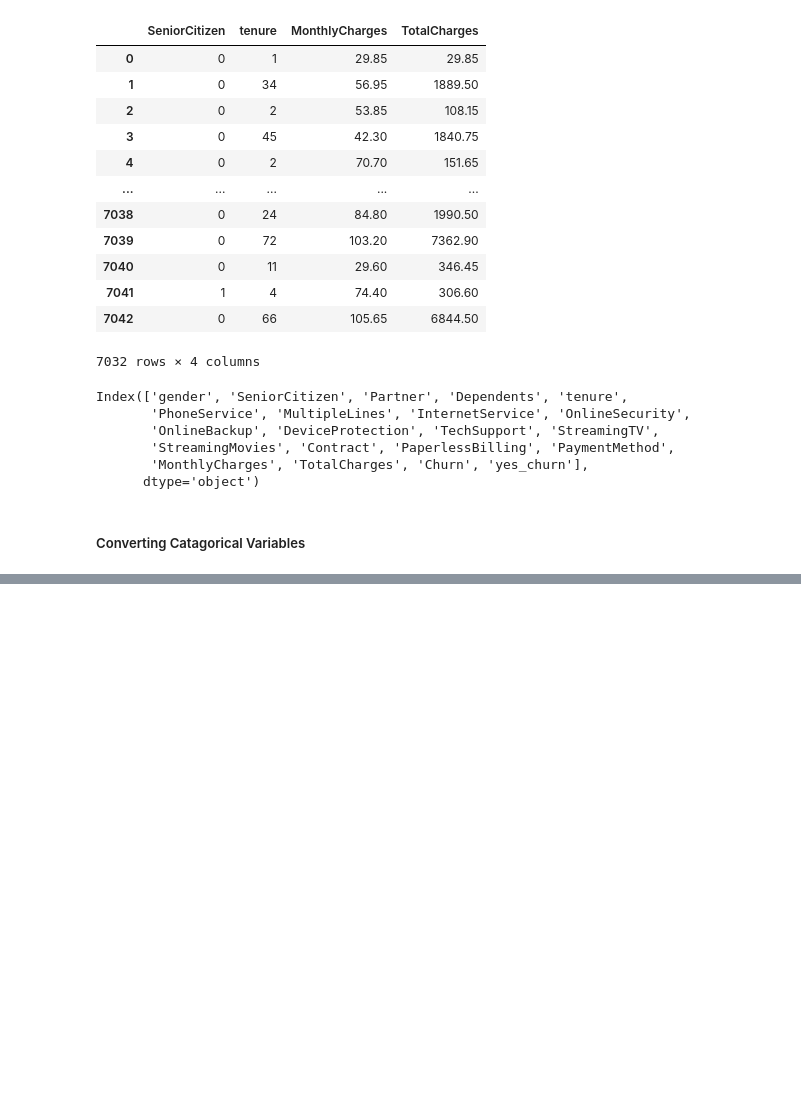
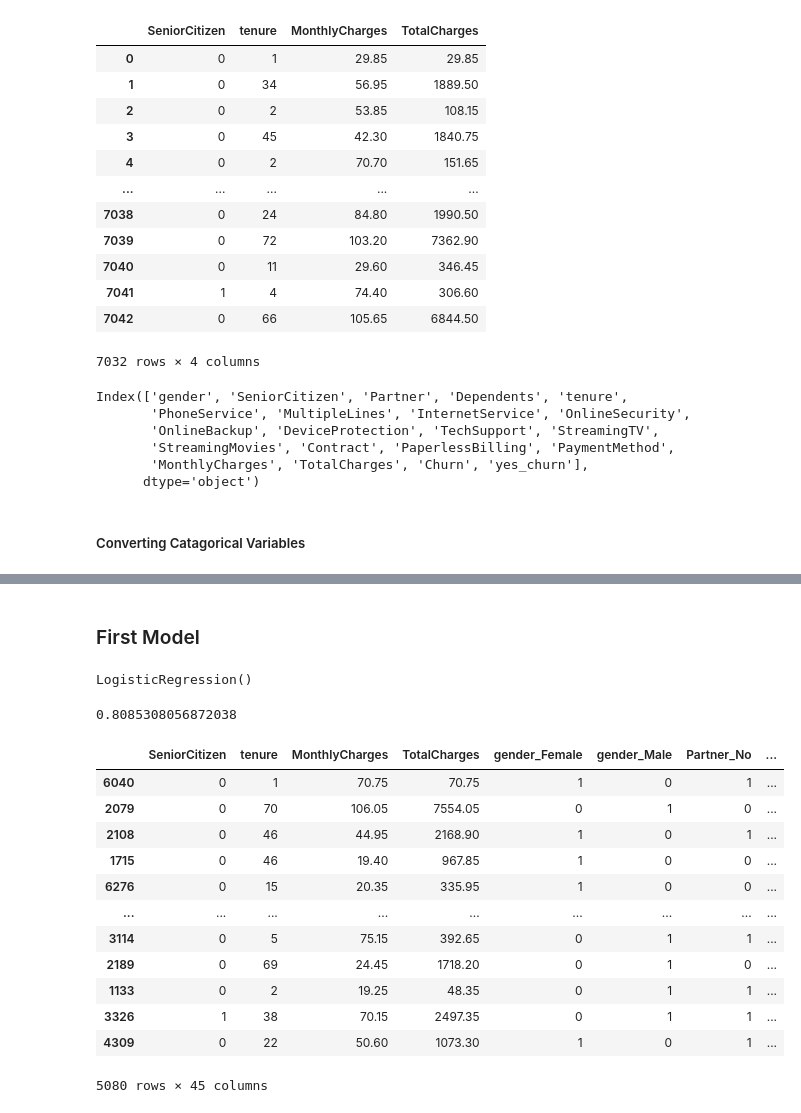
Before and after one commit to kinghenderson/Phase_3_Project, a Jupyter notebook: Model.ipynb, the cells around one changed output, grey strips where cells are left out. Saved outputs shown, nothing was run; the diff lists cells and outputs as text; code cells hidden in the pictures; blank space fills up the shorter version.

```diff
--- a/Model.ipynb
+++ b/Model.ipynb
@@ -416,0 +449,11 @@ X_train, X_test, y_train, y_test = train_test_split(X, y, random_state = 42)
+# %% [markdown]
+### First Model
+# %%
+logreg = LogisticRegression()
+logreg.fit(X_train, y_train)
+# %% [output]
+LogisticRegression()
+# %%
+logreg.score(X_test, y_test)
+# %% [output]
+0.8085308056872038
@@ -416,0 +462,16 @@ X_train, X_test, y_train, y_test = train_test_split(X, y, random_state = 42)
+# %%
+X_train
+# %% [output]
+|  | SeniorCitizen | tenure | MonthlyCharges | TotalCharges | gender_Female | gender_Male | Partner_No | ... |
+| 6040 | 0 | 1 | 70.75 | 70.75 | 1 | 0 | 1 | ... |
+| 2079 | 0 | 70 | 106.05 | 7554.05 | 0 | 1 | 0 | ... |
+| 2108 | 0 | 46 | 44.95 | 2168.90 | 1 | 0 | 1 | ... |
+| 1715 | 0 | 46 | 19.40 | 967.85 | 1 | 0 | 0 | ... |
+| 6276 | 0 | 15 | 20.35 | 335.95 | 1 | 0 | 0 | ... |
+| ... | ... | ... | ... | ... | ... | ... | ... | ... |
+| 3114 | 0 | 5 | 75.15 | 392.65 | 0 | 1 | 1 | ... |
+| 2189 | 0 | 69 | 24.45 | 1718.20 | 0 | 1 | 0 | ... |
+| 1133 | 0 | 2 | 19.25 | 48.35 | 0 | 1 | 1 | ... |
+| 3326 | 1 | 38 | 70.15 | 2497.35 | 0 | 1 | 1 | ... |
+| 4309 | 0 | 22 | 50.60 | 1073.30 | 1 | 0 | 1 | ... |
+5080 rows × 45 columns
```
Also changed, not shown: parts of 31 cells of this notebook.
